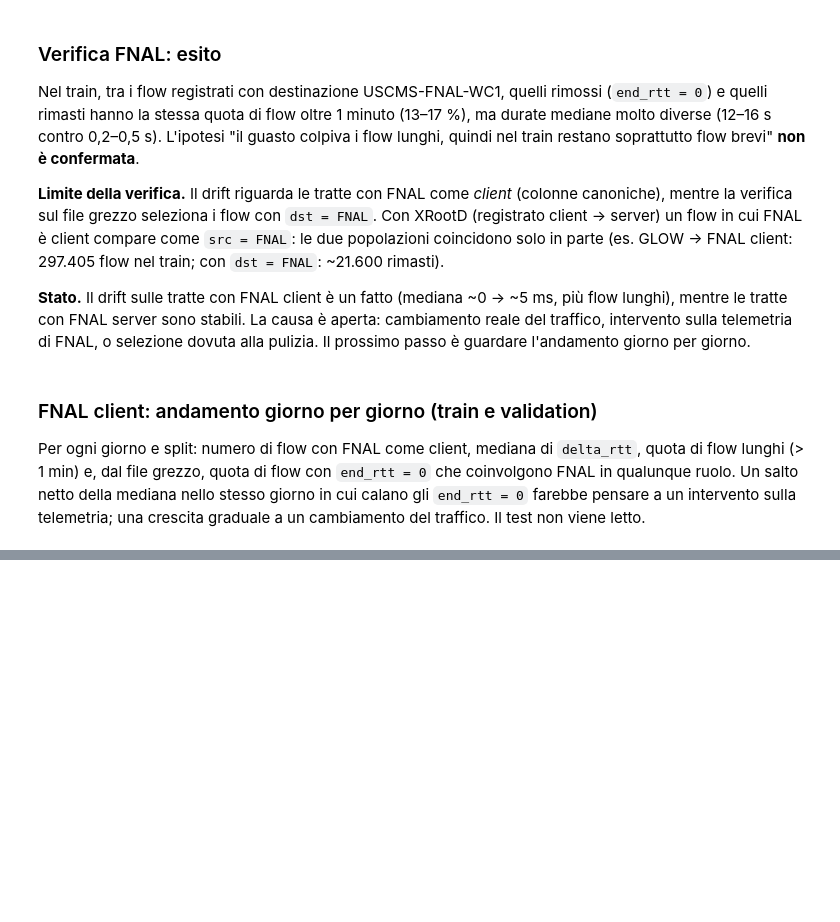
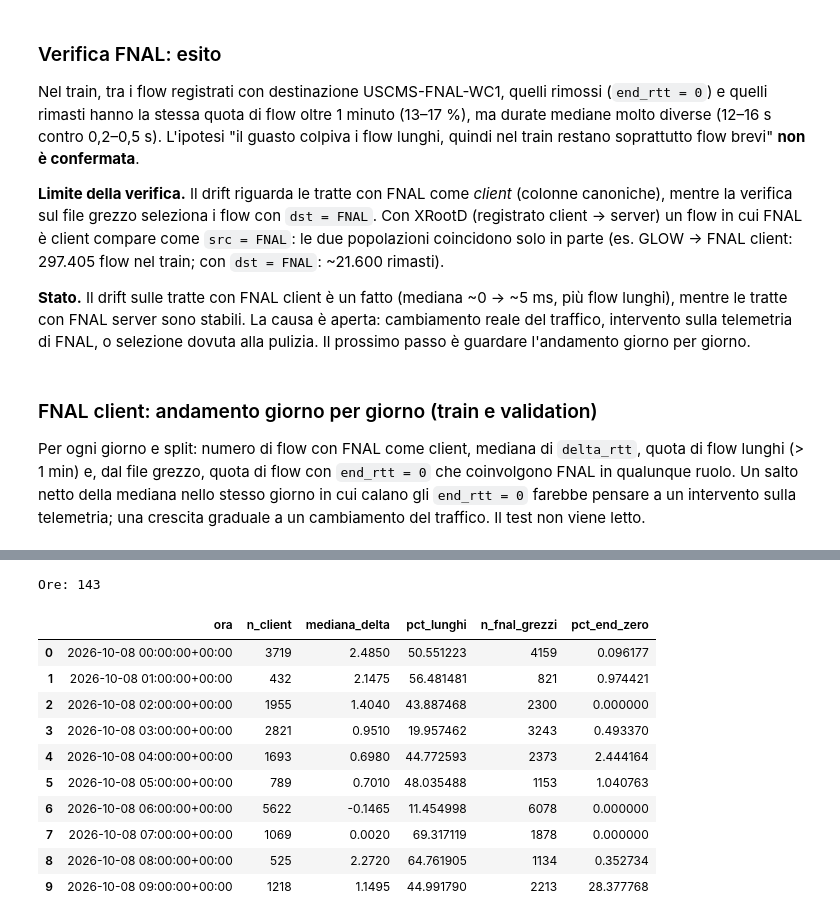
Before and after one commit to giovannipavan/flow-tokenization, a Jupyter notebook: results/03_baseline.ipynb, the cells around one changed output, grey strips where cells are left out. Cells and saved outputs as stored; diff of their text form; code cells hidden in the pictures; blank space fills up the shorter version.

```diff
--- a/results/03_baseline.ipynb
+++ b/results/03_baseline.ipynb
@@ -813,0 +839,48 @@ See https://pandas.pydata.org/docs/dev/whatsnew/v3.1.0.html#deprecation-inplace
+# %%
+with open(SPLITS) as f:
+    confini = json.load(f)
+TRAIN_END = confini["train_end_inclusive"]
+VAL_END   = confini["validation_end_inclusive"]
+
+orario = con.execute(f"""
+    WITH fnal_client AS (
+        SELECT date_trunc('hour', t_start)                              AS ora,
+               COUNT(*)                                                 AS n_client,
+               MEDIAN(delta_rtt)                                        AS mediana_delta,
+               100 * AVG(CASE WHEN an_durata_s > 60 THEN 1 ELSE 0 END)  AS pct_lunghi
+        FROM fp
+        WHERE split IN ('train', 'val')
+          AND client_site = 'USCMS-FNAL-WC1'
+        GROUP BY ora
+    ),
+    guasto AS (
+        SELECT date_trunc('hour', CAST(flow_start AS TIMESTAMPTZ))      AS ora,
+               COUNT(*)                                                 AS n_fnal_grezzi,
+               100.0 * AVG(CASE WHEN end_rtt = 0 THEN 1 ELSE 0 END)     AS pct_end_zero
+        FROM read_parquet('{FLOWS.as_posix()}')
+        WHERE CAST(flow_start AS TIMESTAMPTZ) <= TIMESTAMPTZ '{VAL_END}'
+          AND ("meta.cric.src.name" = 'USCMS-FNAL-WC1'
+               OR "meta.cric.dst.name" = 'USCMS-FNAL-WC1')
+        GROUP BY ora
+    )
+    SELECT *
+    FROM fnal_client
+    FULL JOIN guasto USING (ora)
+    ORDER BY ora
+""").df()
+
+print(f"Ore: {len(orario)}")
+orario.head(10)
+# %% [output]
+Ore: 143
+|  | ora | n_client | mediana_delta | pct_lunghi | n_fnal_grezzi | pct_end_zero |
+| 0 | 2026-10-08 00:00:00+00:00 | 3719 | 2.4850 | 50.551223 | 4159 | 0.096177 |
+| 1 | 2026-10-08 01:00:00+00:00 | 432 | 2.1475 | 56.481481 | 821 | 0.974421 |
+| 2 | 2026-10-08 02:00:00+00:00 | 1955 | 1.4040 | 43.887468 | 2300 | 0.000000 |
+| 3 | 2026-10-08 03:00:00+00:00 | 2821 | 0.9510 | 19.957462 | 3243 | 0.493370 |
+| 4 | 2026-10-08 04:00:00+00:00 | 1693 | 0.6980 | 44.772593 | 2373 | 2.444164 |
+| 5 | 2026-10-08 05:00:00+00:00 | 789 | 0.7010 | 48.035488 | 1153 | 1.040763 |
+| 6 | 2026-10-08 06:00:00+00:00 | 5622 | -0.1465 | 11.454998 | 6078 | 0.000000 |
+| 7 | 2026-10-08 07:00:00+00:00 | 1069 | 0.0020 | 69.317119 | 1878 | 0.000000 |
+| 8 | 2026-10-08 08:00:00+00:00 | 525 | 2.2720 | 64.761905 | 1134 | 0.352734 |
+| 9 | 2026-10-08 09:00:00+00:00 | 1218 | 1.1495 | 44.991790 | 2213 | 28.377768 |
```
Also changed, not shown: parts of 14 cells of this notebook, 3 other files.
